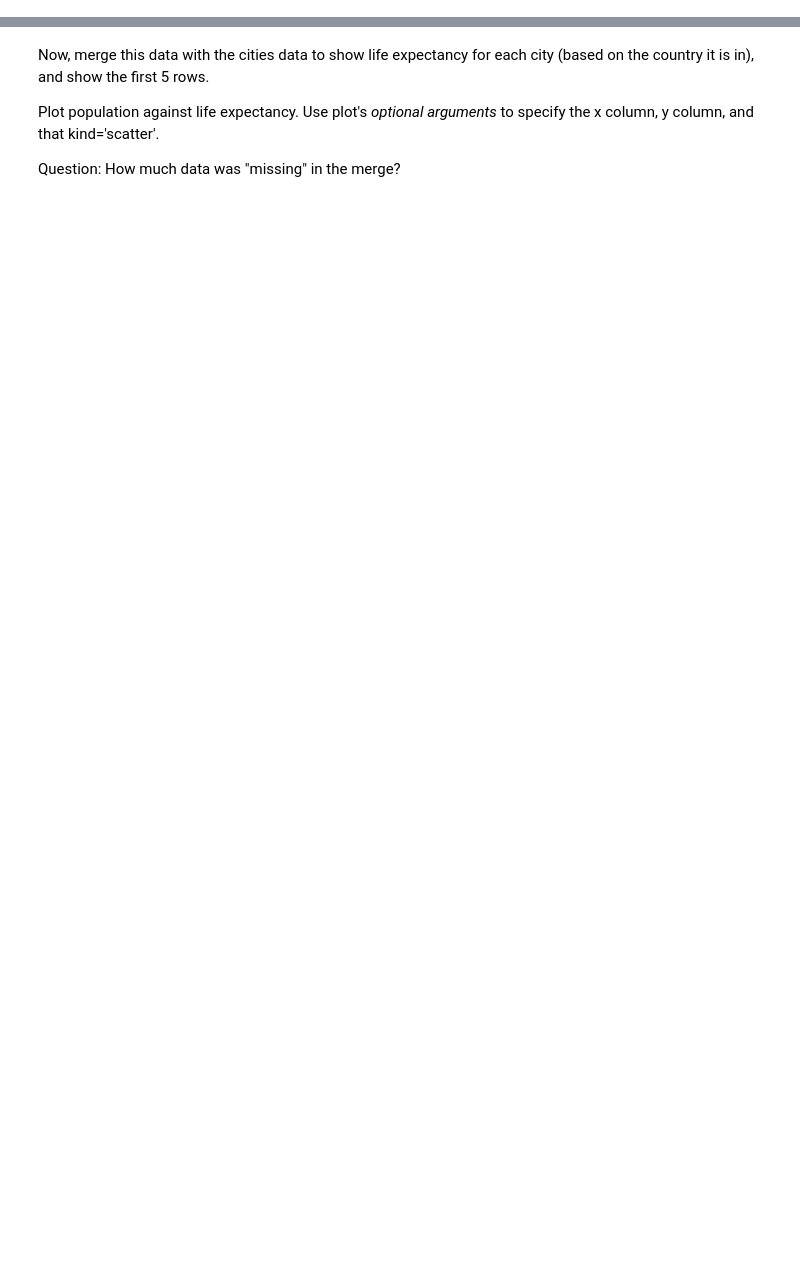
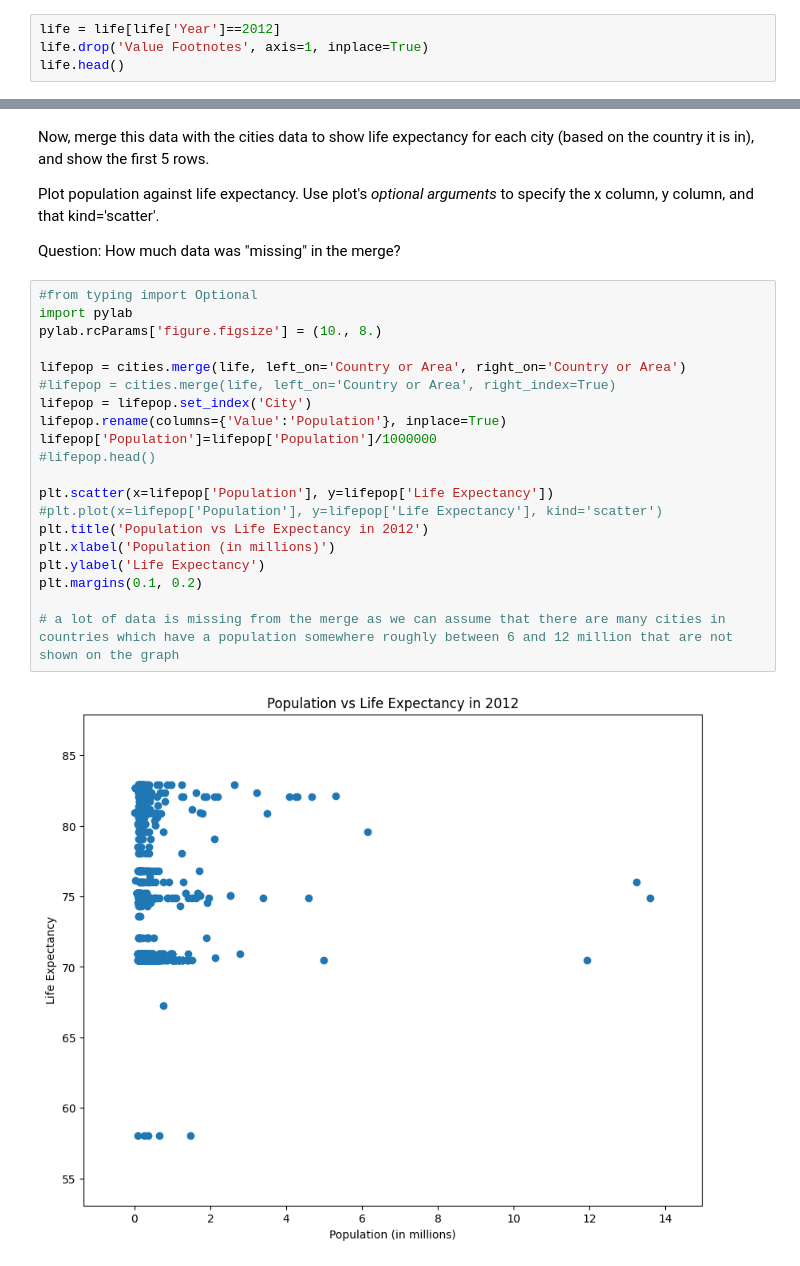
Before and after one commit to yizhenhanucl/QM2, a Jupyter notebook: notebooks/RW. Merging and Joining.ipynb, the cells around one changed output, grey strips where cells are left out. Drawn from its saved outputs; the diff is of its cells as text; blank space fills up the shorter version.

```diff
--- a/notebooks/RW. Merging and Joining.ipynb
+++ b/notebooks/RW. Merging and Joining.ipynb
@@ -494,3 +507,7 @@ In a new cell, clean up the above dataframe by
 
 - removing the "Value Footnotes" Column
 - use only the most recent data (2012)
+# %%
+life = life[life['Year']==2012]
+life.drop('Value Footnotes', axis=1, inplace=True)
+life.head()
@@ -506,3 +543,25 @@ Now, merge this data with the cities data to show life expectancy for each city
 Plot population against life expectancy. Use plot's *optional arguments* to specify the x column, y column, and that kind='scatter'.
 
 Question: How much data was "missing" in the merge?
+# %%
+#from typing import Optional
+import pylab
+pylab.rcParams['figure.figsize'] = (10., 8.)
+
+lifepop = cities.merge(life, left_on='Country or Area', right_on='Country or Area')
+#lifepop = cities.merge(life, left_on='Country or Area', right_index=True)
+lifepop = lifepop.set_index('City')
+lifepop.rename(columns={'Value':'Population'}, inplace=True)
+lifepop['Population']=lifepop['Population']/1000000
+#lifepop.head()
+
+plt.scatter(x=lifepop['Population'], y=lifepop['Life Expectancy'])
+#plt.plot(x=lifepop['Population'], y=lifepop['Life Expectancy'], kind='scatter')
+plt.title('Population vs Life Expectancy in 2012')
+plt.xlabel('Population (in millions)')
+plt.ylabel('Life Expectancy')
+plt.margins(0.1, 0.2)
+
+# a lot of data is missing from the merge as we can assume that there are many cities in countries which have a population somewhere roughly between 6 and 12 million that are not shown on the graph
+# %% [output]
+[figure, added]
```
Also changed, not shown: parts of 5 cells of this notebook.
